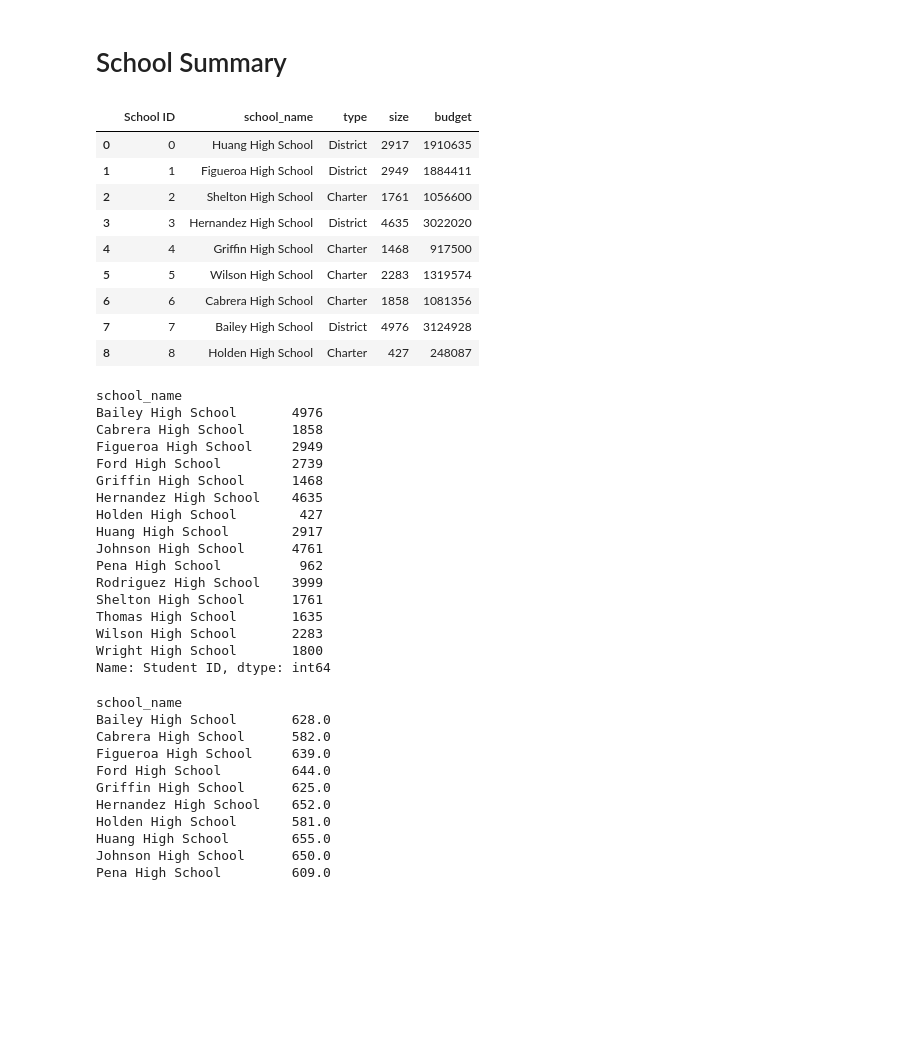
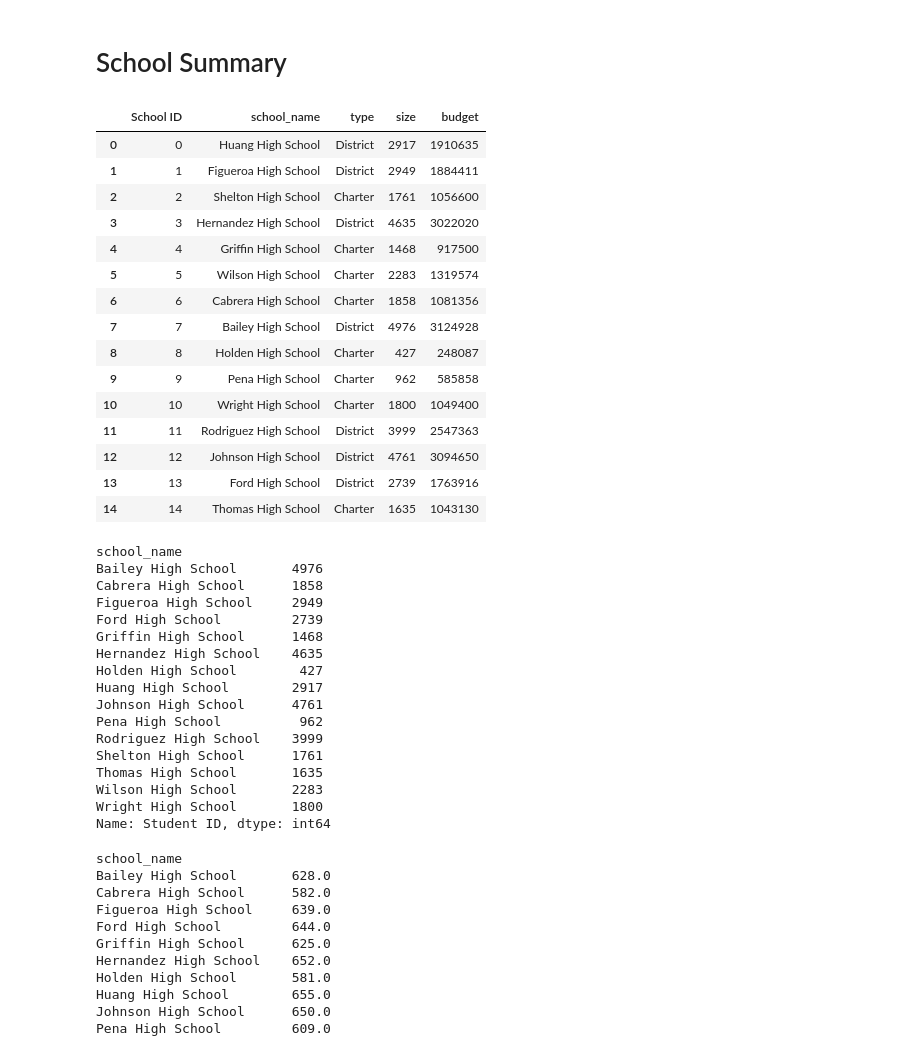
Before and after one commit to tannerhorton/school_test_score_analysis, a Jupyter notebook: PyCitySchools/pycityschools_main.ipynb, the cells around one changed output. Cells and saved outputs as stored; diff of their text form; code cells hidden in the pictures; blank space fills up the shorter version.

```diff
--- a/PyCitySchools/pycityschools_main.ipynb
+++ b/PyCitySchools/pycityschools_main.ipynb
@@ -158,38 +175,49 @@ district_summary_df
 # %%
 # Create a DataFrame that summarizes key metrics about each school, including the following:
 # Use the code provided to select the school type
 school_types = school_data.set_index(["school_name"])["type"]
-school_data.head(9)
+school_data.head(15)
 # %% [output]
 |  | School ID | school_name | type | size | budget |
 | 0 | 0 | Huang High School | District | 2917 | 1910635 |
 | 1 | 1 | Figueroa High School | District | 2949 | 1884411 |
 | 2 | 2 | Shelton High School | Charter | 1761 | 1056600 |
 | 3 | 3 | Hernandez High School | District | 4635 | 3022020 |
 | 4 | 4 | Griffin High School | Charter | 1468 | 917500 |
 | 5 | 5 | Wilson High School | Charter | 2283 | 1319574 |
 | 6 | 6 | Cabrera High School | Charter | 1858 | 1081356 |
 | 7 | 7 | Bailey High School | District | 4976 | 3124928 |
 | 8 | 8 | Holden High School | Charter | 427 | 248087 |
+| 9 | 9 | Pena High School | Charter | 962 | 585858 |
+| 10 | 10 | Wright High School | Charter | 1800 | 1049400 |
+| 11 | 11 | Rodriguez High School | District | 3999 | 2547363 |
+| 12 | 12 | Johnson High School | District | 4761 | 3094650 |
+| 13 | 13 | Ford High School | District | 2739 | 1763916 |
+| 14 | 14 | Thomas High School | Charter | 1635 | 1043130 |
-# %%
-total_students = school_data_complete_df.groupby("school_name").count()["Student ID"]
-print(total_students)
-# %% [output]
-school_name
-Bailey High School       4976
-Cabrera High School      1858
-Figueroa High School     2949
-Ford High School         2739
-Griffin High School      1468
-Hernandez High School    4635
-Holden High School        427
-Huang High School        2917
-Johnson High School      4761
-Pena High School          962
-Rodriguez High School    3999
-Shelton High School      1761
-Thomas High School       1635
-Wilson High School       2283
-Wright High School       1800
-Name: Student ID, dtype: int64
+# %%
+per_school_count = school_data_complete_df.groupby("school_name").count()["Student ID"]
+print(per_school_count)
+# # sort data aphabetically by school name
+# total_students = school_data_complete_df.groupby("school_name").count()["Student ID"]
+# print(total_students)
+# # # Total Students
+# # totalStudents = grouped_school_df["Student ID"].count()
+# %% [output]
+school_name
+Bailey High School       4976
+Cabrera High School      1858
+Figueroa High School     2949
+Ford High School         2739
+Griffin High School      1468
+Hernandez High School    4635
+Holden High School        427
+Huang High School        2917
+Johnson High School      4761
+Pena High School          962
+Rodriguez High School    3999
+Shelton High School      1761
+Thomas High School       1635
+Wilson High School       2283
+Wright High School       1800
+Name: Student ID, dtype: int64
 # %%
```
Also changed, not shown: parts of 38 cells of this notebook.
